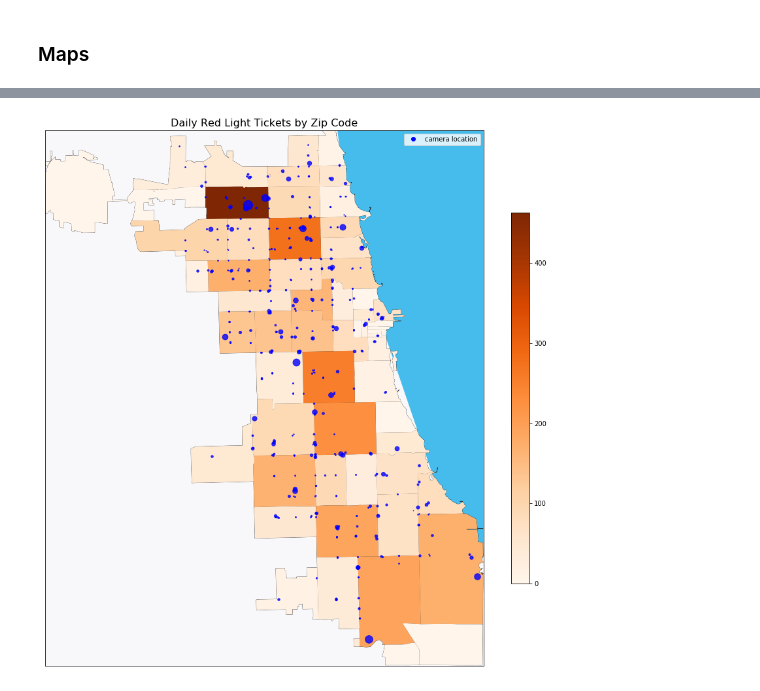
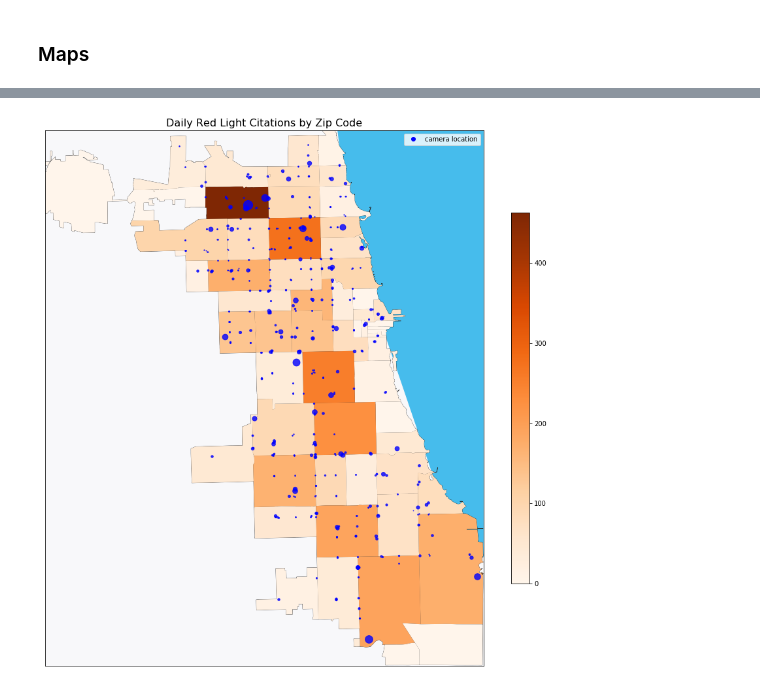
Before and after one commit to junyang42/Project_1, a Jupyter notebook: Chicago/5_TicketsMapbyZipCode.ipynb, the cells around one changed output, grey strips where cells are left out. Drawn from its saved outputs; the diff is of its cells as text; code cells hidden in the pictures.

```diff
--- a/Chicago/5_TicketsMapbyZipCode.ipynb
+++ b/Chicago/5_TicketsMapbyZipCode.ipynb
@@ -18,6 +19,7 @@ from matplotlib.colors import Normalize
 ### Read Geocoded Ticket Data
 # %%
 df = pd.read_csv("Chicago_Count_AADT_by_Location.csv")
+df['zipcode'] = df[['zipcode']].astype('int').applymap(str)
 df.head()
 # %% [output]
 |  | Unnamed: 0 | address | Total | First Ticket Date | Last Ticket Date | Days | Daily Avg | Lat | ... |
@@ -101,6 +155,7 @@ def map_zipcode(title, column_df, column_zip, marker_weights_adj, save_png):
     # Show map
     fig
 # %%
-map_zipcode('Daily Red Light Tickets by Zip Code', 'Daily Avg', 'Daily Total', 1, 'DailyTotal_ZipCode.png')
+# Total Citations per Day by Zip Code
+map_zipcode('Daily Red Light Citations by Zip Code', 'Daily Avg', 'Daily Total', 1, 'DailyTotal_ZipCode.png')
 # %% [output]
-[figure, old version]
+[figure, new version]
```
Also changed, not shown: parts of 14 cells of this notebook, 7 other files.
